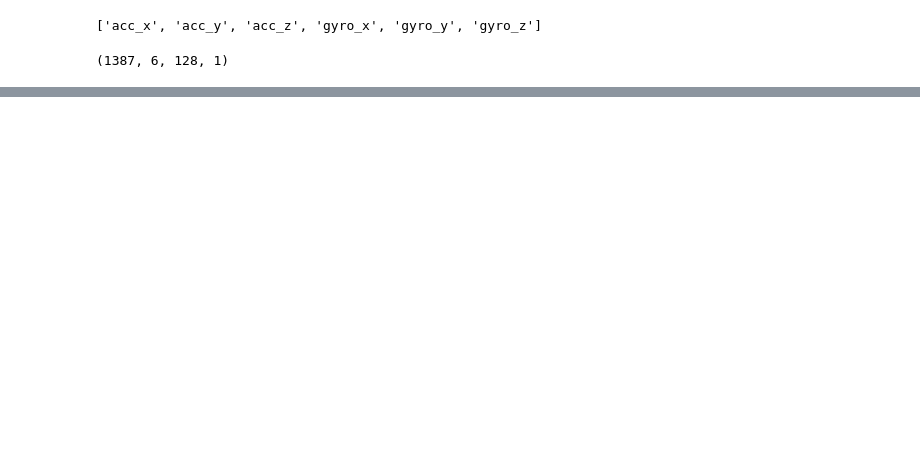
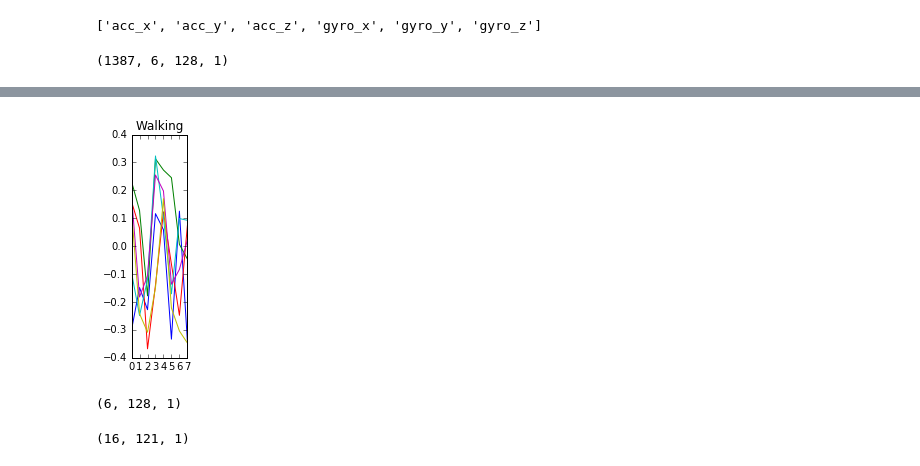
Before and after one commit to brian8128/siamese, a Jupyter notebook: DataViz.ipynb, the cells around one changed output, grey strips where cells are left out. Saved outputs shown, nothing was run; the diff lists cells and outputs as text; code cells hidden in the pictures; blank space fills up the shorter version.

```diff
--- a/DataViz.ipynb
+++ b/DataViz.ipynb
@@ -84,0 +91,4 @@ X_train.shape
+# %%
+# Load the model from disk if possible
+model = maybe_train_activity_model()
+convo_filters = model.layers[0].get_weights()[0]
@@ -84,0 +98,11 @@ X_train.shape
+# %%
+filter = convo_filters[5]
+
+plt.figure(figsize=(1,4))
+for i in range(filter.shape[0]):
+    plt.plot(filter[i, :, 0], label=feature_names[i])
+plt.title("Walking")
+#plt.legend()
+plt.show()
+# %% [output]
+[figure, added]
@@ -84,0 +124,8 @@ X_train.shape
+# %%
+X_train[0].shape
+# %% [output]
+(6, 128, 1)
+# %%
+activations[0][0].shape
+# %% [output]
+(16, 121, 1)
```
Also changed, not shown: parts of 20 cells of this notebook, 12 other files.
